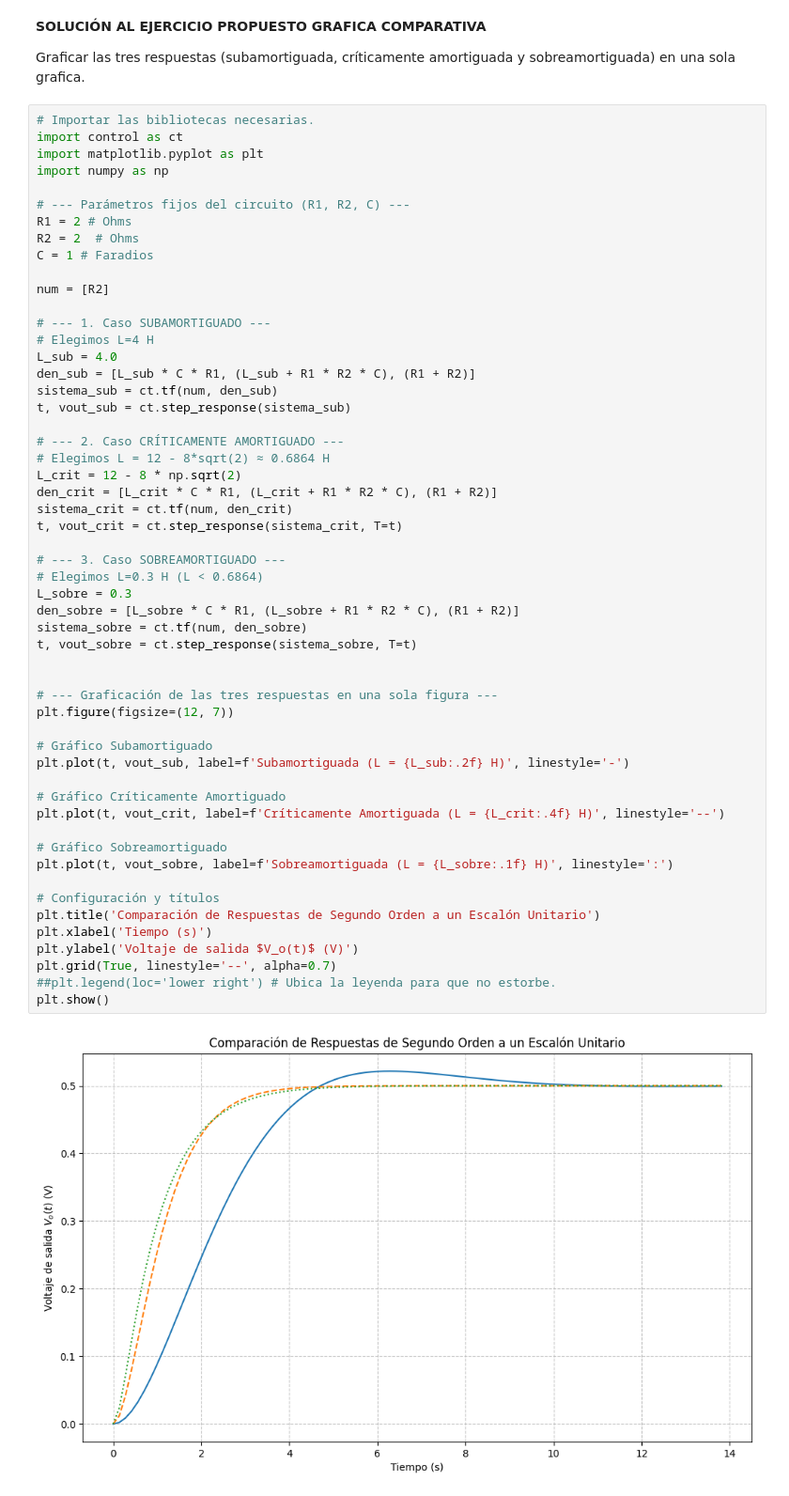
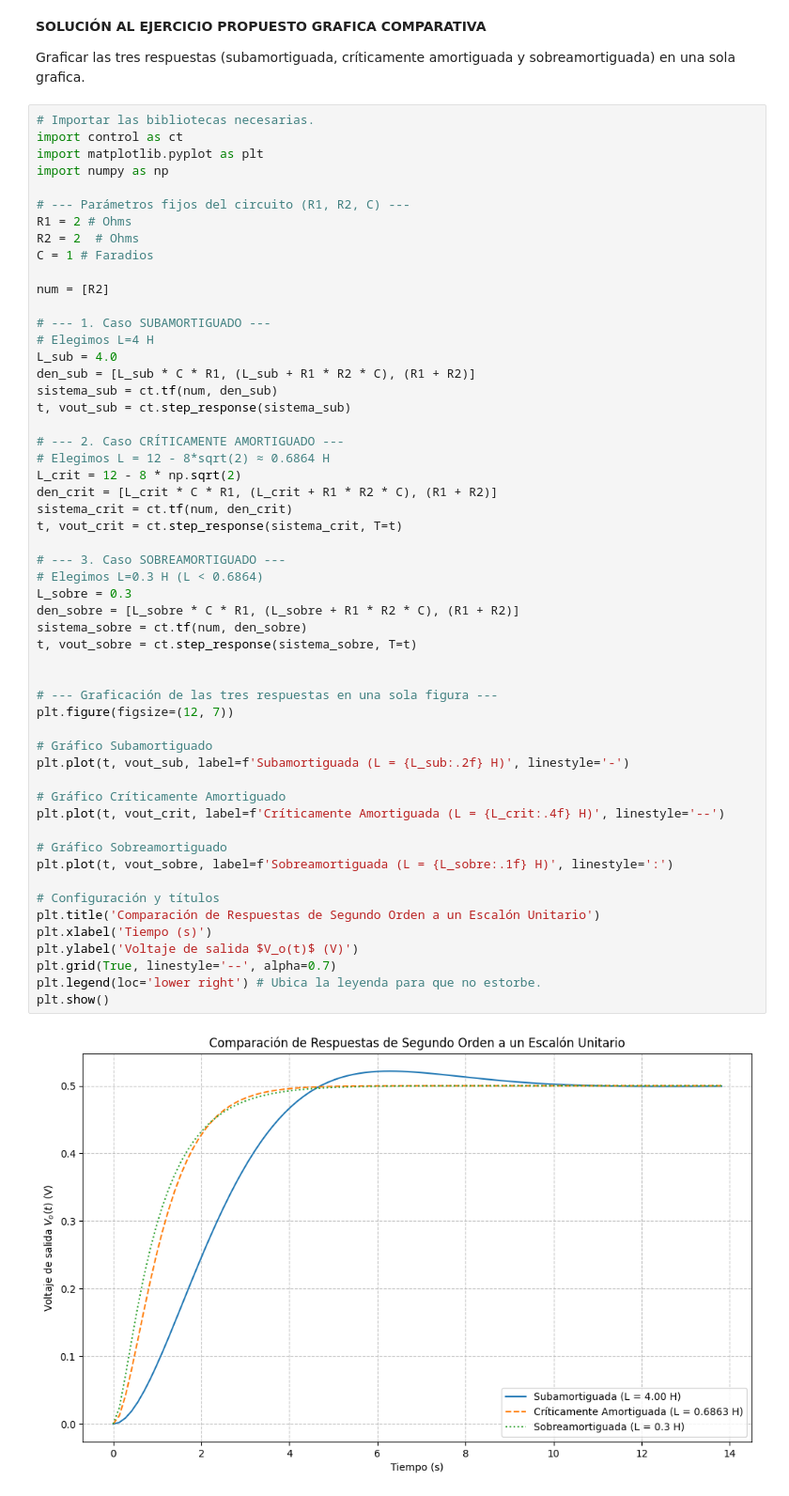
Before and after one commit to NataliaIDM/control-clasico, a Jupyter notebook: Practicas/P_2_02_Respuestas_circuito_segundo_orden.ipynb, the cells around one changed output. Shown at 94% size. Saved outputs shown, nothing was run; the diff lists cells and outputs as text.

Commit message:
Final con leyenda

```diff
--- a/Practicas/P_2_02_Respuestas_circuito_segundo_orden.ipynb
+++ b/Practicas/P_2_02_Respuestas_circuito_segundo_orden.ipynb
@@ -462,32 +462,32 @@ den_crit = [L_crit * C * R1, (L_crit + R1 * R2 * C), (R1 + R2)]
 sistema_crit = ct.tf(num, den_crit)
 t, vout_crit = ct.step_response(sistema_crit, T=t)
 
 # --- 3. Caso SOBREAMORTIGUADO ---
 # Elegimos L=0.3 H (L < 0.6864)
 L_sobre = 0.3
 den_sobre = [L_sobre * C * R1, (L_sobre + R1 * R2 * C), (R1 + R2)]
 sistema_sobre = ct.tf(num, den_sobre)
 t, vout_sobre = ct.step_response(sistema_sobre, T=t)
 
 
 # --- Graficación de las tres respuestas en una sola figura ---
 plt.figure(figsize=(12, 7))
 
 # Gráfico Subamortiguado
 plt.plot(t, vout_sub, label=f'Subamortiguada (L = {L_sub:.2f} H)', linestyle='-')
 
 # Gráfico Críticamente Amortiguado
 plt.plot(t, vout_crit, label=f'Críticamente Amortiguada (L = {L_crit:.4f} H)', linestyle='--')
 
 # Gráfico Sobreamortiguado
 plt.plot(t, vout_sobre, label=f'Sobreamortiguada (L = {L_sobre:.1f} H)', linestyle=':')
 
 # Configuración y títulos
 plt.title('Comparación de Respuestas de Segundo Orden a un Escalón Unitario')
 plt.xlabel('Tiempo (s)')
 plt.ylabel('Voltaje de salida $V_o(t)$ (V)')
 plt.grid(True, linestyle='--', alpha=0.7)
-##plt.legend(loc='lower right') # Ubica la leyenda para que no estorbe.
+plt.legend(loc='lower right') # Ubica la leyenda para que no estorbe.
 plt.show()
 # %% [output]
-[figure, old version]
+[figure, new version]
```
